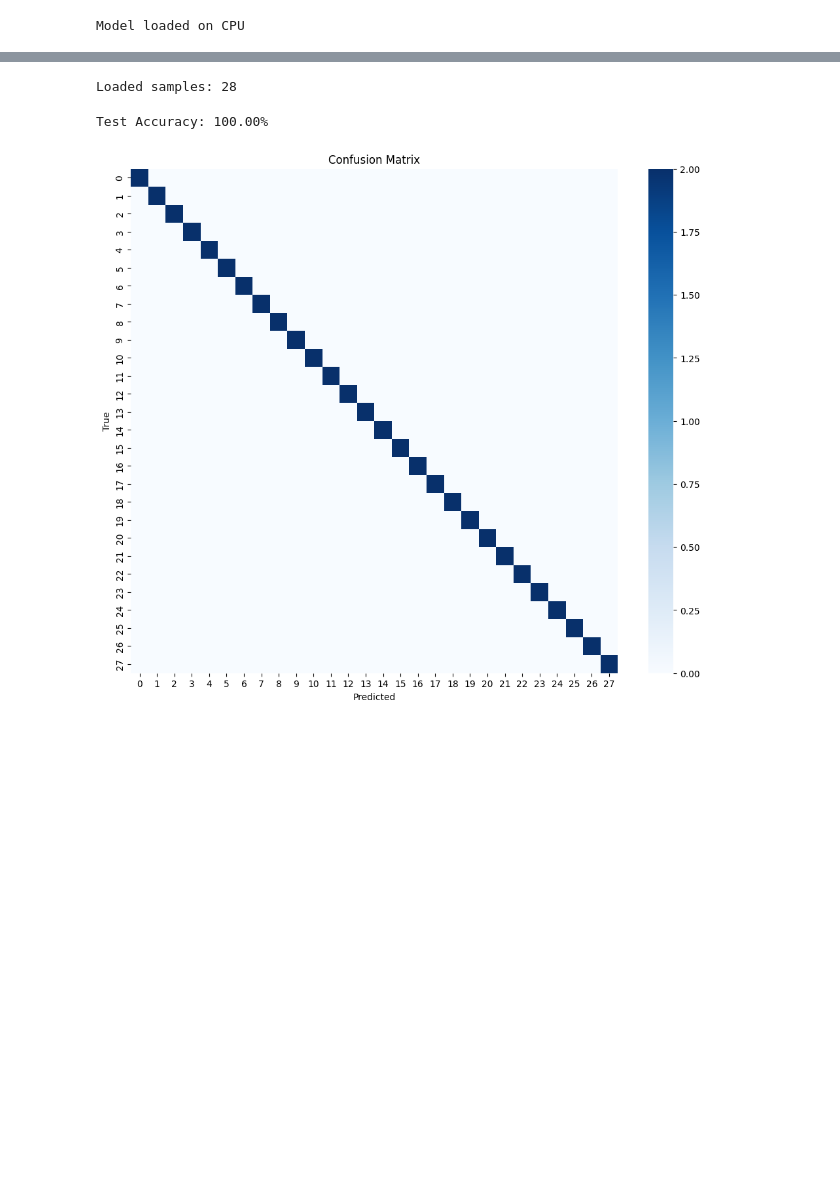
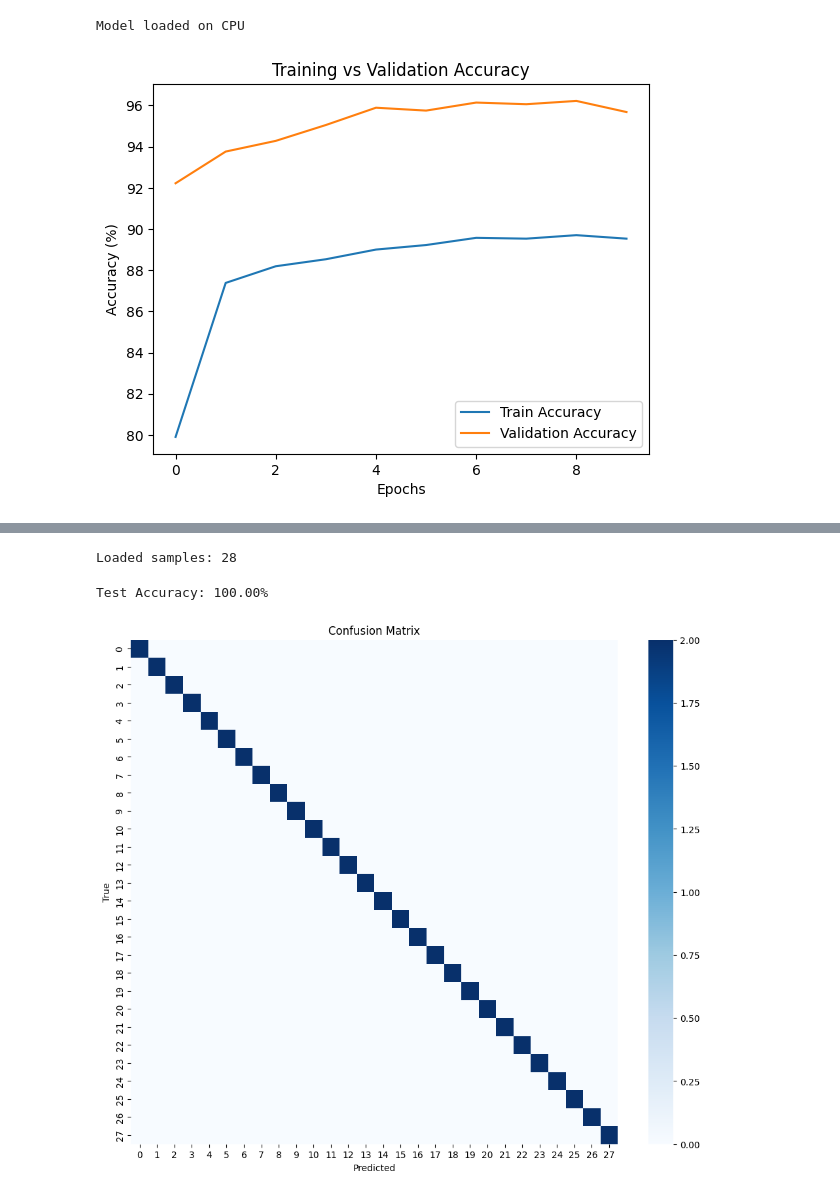
Before and after one commit to HeshMaddage/Real-time-Sign-Language-to-Text-Conversion, a Jupyter notebook: notebooks/04_evaluation.ipynb, the cells around one changed output, grey strips where cells are left out. Saved outputs shown, nothing was run; the diff lists cells and outputs as text; code cells hidden in the pictures; blank space fills up the shorter version.

```diff
--- a/notebooks/04_evaluation.ipynb
+++ b/notebooks/04_evaluation.ipynb
@@ -40,3 +40,20 @@ model.eval()
 print("Model loaded on CPU")
 # %% [output]
 Model loaded on CPU
+# %%
+train_loss = [0.7219, 0.3995, 0.3584, 0.3479, 0.3369, 0.3275, 0.3180, 0.3231, 0.3163, 0.3191]
+val_loss   = [0.2865, 0.2052, 0.1788, 0.1602, 0.1328, 0.1329, 0.1185, 0.1206, 0.1159, 0.1289]
+
+train_acc  = [79.90, 87.38, 88.19, 88.53, 89.00, 89.22, 89.57, 89.53, 89.70, 89.53]
+val_acc    = [92.22, 93.76, 94.28, 95.05, 95.89, 95.75, 96.14, 96.06, 96.22, 95.68]
+# %%
+plt.figure()
+plt.plot(train_acc, label="Train Accuracy")
+plt.plot(val_acc, label="Validation Accuracy")
+plt.title("Training vs Validation Accuracy")
+plt.xlabel("Epochs")
+plt.ylabel("Accuracy (%)")
+plt.legend()
+plt.show()
+# %% [output]
+[figure, added]
```
Also changed, not shown: parts of 2 cells of this notebook.
